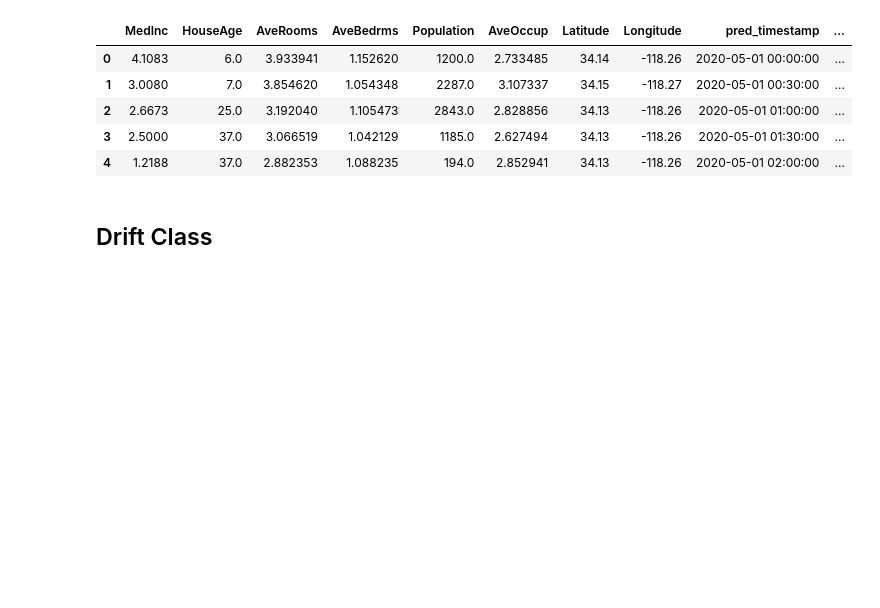
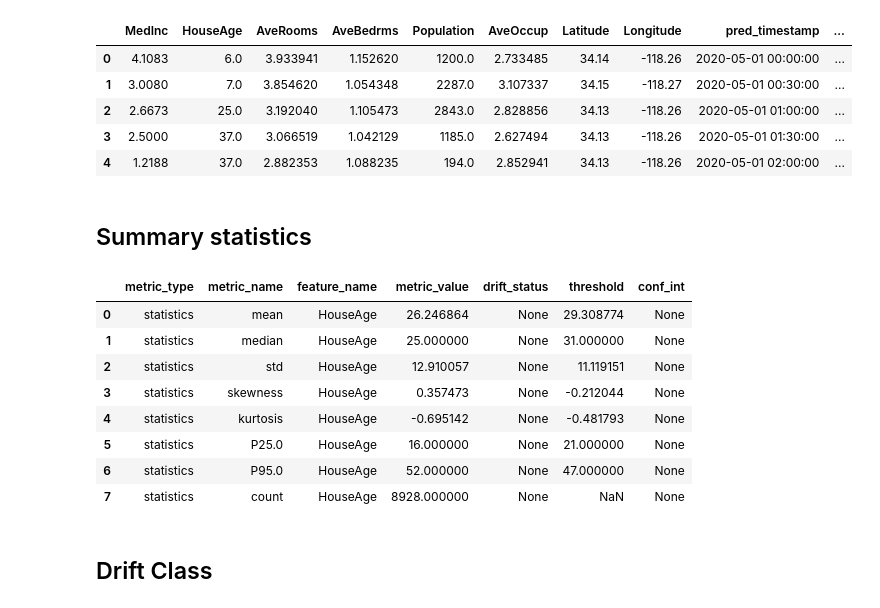
Before and after one commit to Rocket-Science-Development/pulsar_metrics, a Jupyter notebook: metric_compute_light.ipynb, the cells around one changed output. Drawn from its saved outputs; the diff is of its cells as text; code cells hidden in the pictures; blank space fills up the shorter version.

```diff
--- a/metric_compute_light.ipynb
+++ b/metric_compute_light.ipynb
@@ -40,3 +40,5 @@ data_ref.head()
 | 2 | 2.6673 | 25.0 | 3.192040 | 1.105473 | 2843.0 | 2.828856 | 34.13 | -118.26 | 2020-05-01 01:00:00 | ... |
 | 3 | 2.5000 | 37.0 | 3.066519 | 1.042129 | 1185.0 | 2.627494 | 34.13 | -118.26 | 2020-05-01 01:30:00 | ... |
 | 4 | 1.2188 | 37.0 | 2.882353 | 1.088235 | 194.0 | 2.852941 | 34.13 | -118.26 | 2020-05-01 02:00:00 | ... |
+# %% [markdown]
+## Summary statistics
@@ -42,0 +47,2 @@ data_ref.head()
+# %%
+statistics = FeatureSummary(feature_name='HouseAge')
@@ -43,3 +51,15 @@ data_ref.head()
+# %%
+statistics.results_to_pandas()
+# %% [output]
+|  | metric_type | metric_name | feature_name | metric_value | drift_status | threshold | conf_int |
+| 0 | statistics | mean | HouseAge | 26.246864 | None | 29.308774 | None |
+| 1 | statistics | median | HouseAge | 25.000000 | None | 31.000000 | None |
+| 2 | statistics | std | HouseAge | 12.910057 | None | 11.119151 | None |
+| 3 | statistics | skewness | HouseAge | 0.357473 | None | -0.212044 | None |
+| 4 | statistics | kurtosis | HouseAge | -0.695142 | None | -0.481793 | None |
+| 5 | statistics | P25.0 | HouseAge | 16.000000 | None | 21.000000 | None |
+| 6 | statistics | P95.0 | HouseAge | 52.000000 | None | 47.000000 | None |
+| 7 | statistics | count | HouseAge | 8928.000000 | None | NaN | None |
 # %% [markdown]
 ## Drift Class
 # %%
```
Also changed, not shown: parts of 6 cells of this notebook, 3 other files.
